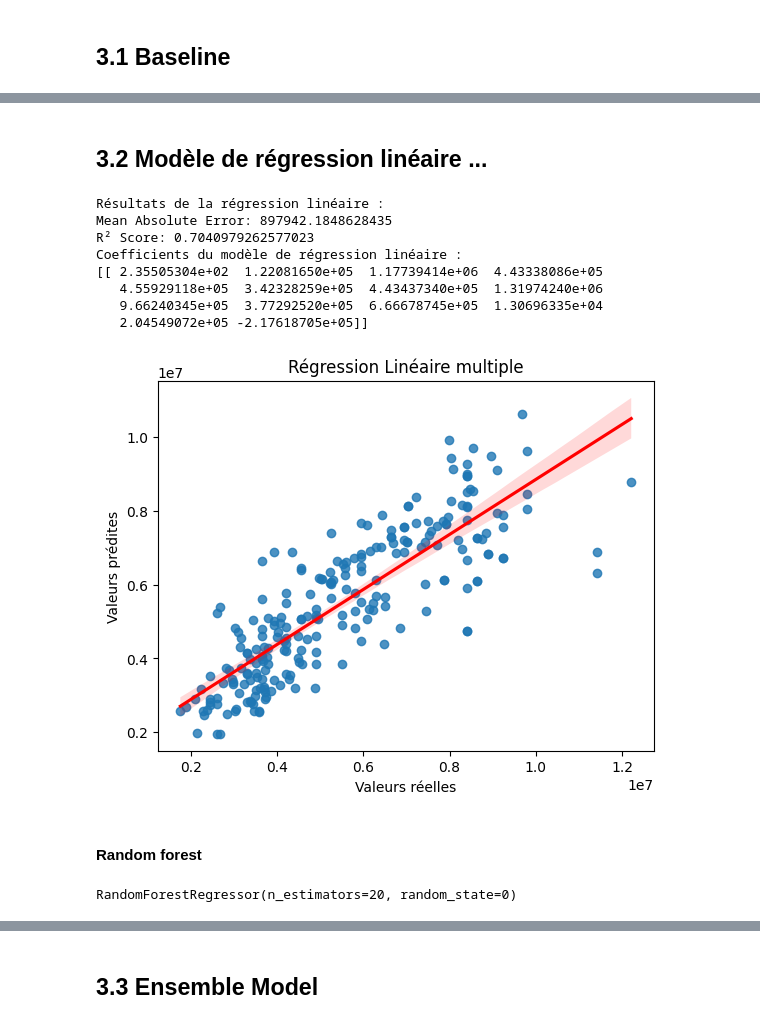
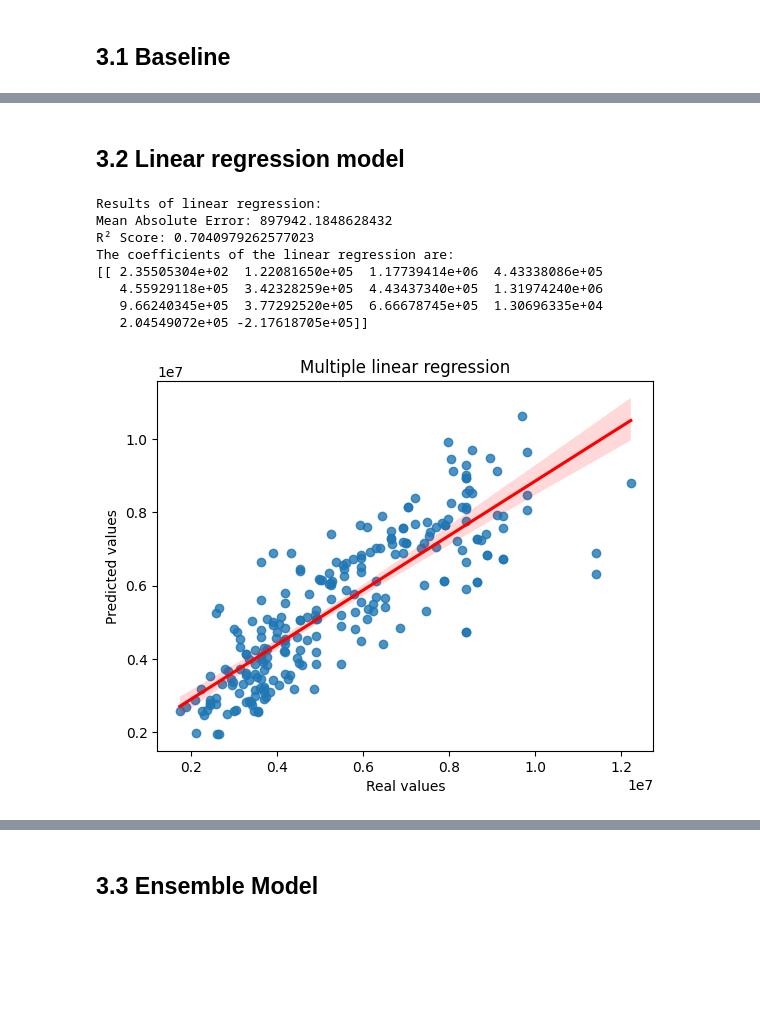
Before and after one commit to Rachadja/house_pricing, a Jupyter notebook: notebook.ipynb, the cells around one changed output, grey strips where cells are left out. Saved outputs shown, nothing was run; the diff lists cells and outputs as text; code cells hidden in the pictures; blank space fills up the shorter version.

```diff
--- a/notebook.ipynb
+++ b/notebook.ipynb
@@ -241,12 +236,12 @@ dtype: float64 euros
 Mean Absolute Error: 1569523.3424442671
 Coefficient of Determination (R-squared): 0.24491448526966908
 # %% [markdown]
-## 3.2 Modèle de régression linéaire ...
+## 3.2 Linear regression model
 # %%
 from sklearn.linear_model import LinearRegression
 from sklearn.metrics import mean_absolute_error, r2_score
 
-def regression_lineaire(X_train, y_train, X_test):
+def linear_regression(X_train, y_train, X_test):
     """
     Description:
     Fits a linear regression model to the data.
@@ -265,68 +260,52 @@ def regression_lineaire(X_train, y_train, X_test):
     # Create a multiple regression model
     model = LinearRegression()
 
-    # Entraîner le modèle sur les données d'entraînement
+    # Train the linear model on train set
     model.fit(X_train, y_train)
 
-    # Prédire les valeurs sur les données de test
+    # Predict the values of the test set
     y_pred = model.predict(X_test)
 
-    # Calculer les métriques d'évaluation
+    # Compute the mea absolute error and R squared score
     mae = mean_absolute_error(y_test, y_pred)
     r2 = r2_score(y_test, y_pred)
 
     return model, y_pred, mae, r2
 # %%
-model, y_pred, mae, r2 = regression_lineaire(X_train, y_train, X_test)
+model, y_pred, mae, r2 = linear_regression(X_train, y_train, X_test)
 
-print("Résultats de la régression linéaire :")
+print("Results of linear regression:")
 print(f"Mean Absolute Error: {mae}")
 print(f"R² Score: {r2}")
 
-# Pour afficher le modèle entraîné, vous pouvez imprimer les coefficients
-print("Coefficients du modèle de régression linéaire :")
+# Display the coefficient of the linear regression
+print("The coefficients of the linear regression are:")
 print(model.coef_)
-# ...
 # %% [output]
-Résultats de la régression linéaire :
-Mean Absolute Error: 897942.1848628435
+Results of linear regression:
+Mean Absolute Error: 897942.1848628432
 R² Score: 0.7040979262577023
-Coefficients du modèle de régression linéaire :
+The coefficients of the linear regression are:
 [[ 2.35505304e+02  1.22081650e+05  1.17739414e+06  4.43338086e+05
    4.55929118e+05  3.42328259e+05  4.43437340e+05  1.31974240e+06
    9.66240345e+05  3.77292520e+05  6.66678745e+05  1.30696335e+04
    2.04549072e+05 -2.17618705e+05]]
 # %%
-import matplotlib.pyplot as plt
-import seaborn as sns
-
 def scatter_plot_regression(y_test, y_pred):
     """
-    Affiche un scatter plot avec une régression linéaire.
+    Display a scatter plot with a linear regression.
 
     Args:
-    - y_test (array-like): Les valeurs réelles.
-    - y_pred (array-like): Les valeurs prédites.
+    - y_test (array-like): real values.
+    - y_pred (array-like): predicted values.
     """
     sns.regplot(x=y_test, y=y_pred, line_kws={"color": 'red'})
-    plt.xlabel("Valeurs réelles")
-    plt.ylabel("Valeurs prédites")
-    plt.title("Régression Linéaire multiple")
+    plt.xlabel("Real values")
+    plt.ylabel("Predicted values")
+    plt.title("Multiple linear regression")
     plt.show()
 
-# Utilisation de la fonction
+# Display
 scatter_plot_regression(y_test, y_pred)
 # %% [output]
-[figure, old version]
+[figure, new version]
-# %% [markdown]
-#### Random forest
-# %%
-from sklearn.ensemble import RandomForestRegressor
-from sklearn.metrics import mean_squared_error
-# Créer une instance du modèle
-rf_model = RandomForestRegressor(n_estimators=20, random_state=0)  # On peut ajuster les hyperparamètres
-
-# Entraîner le modèle sur les données d'entraînement
-rf_model.fit(X_train, y_train.values.ravel())  # Utilisez values.ravel() pour convertir y_train en un tableau 1D
-# %% [output]
-RandomForestRegressor(n_estimators=20, random_state=0)
```
Also changed, not shown: parts of 29 cells of this notebook.
